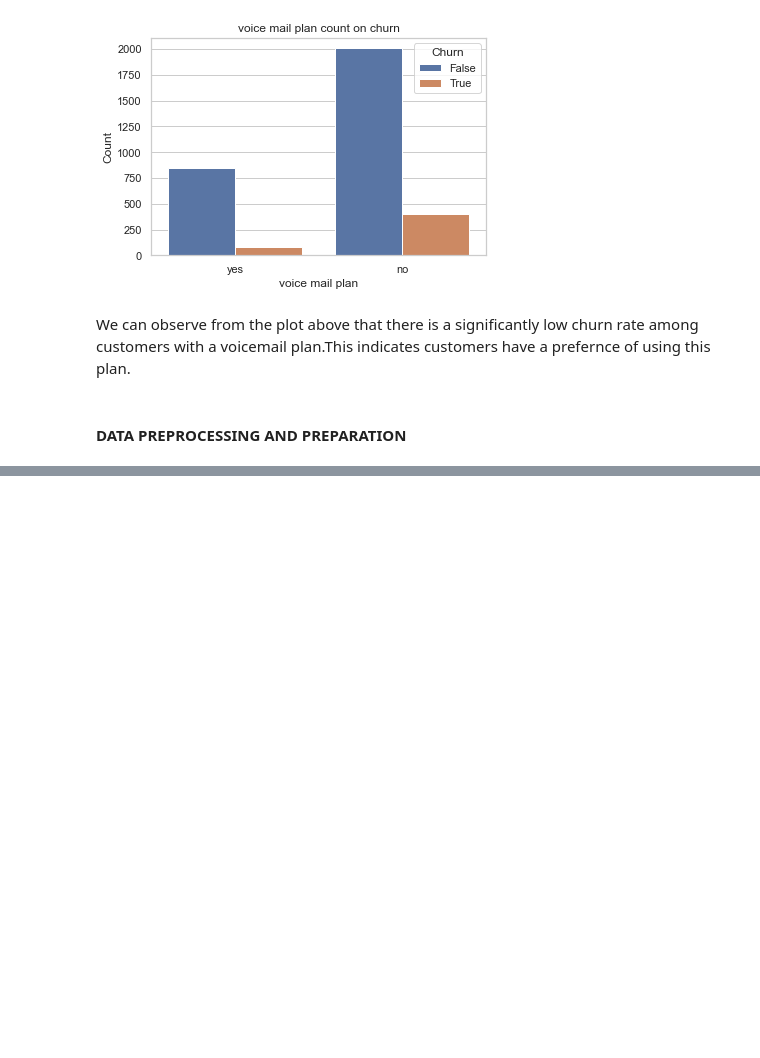
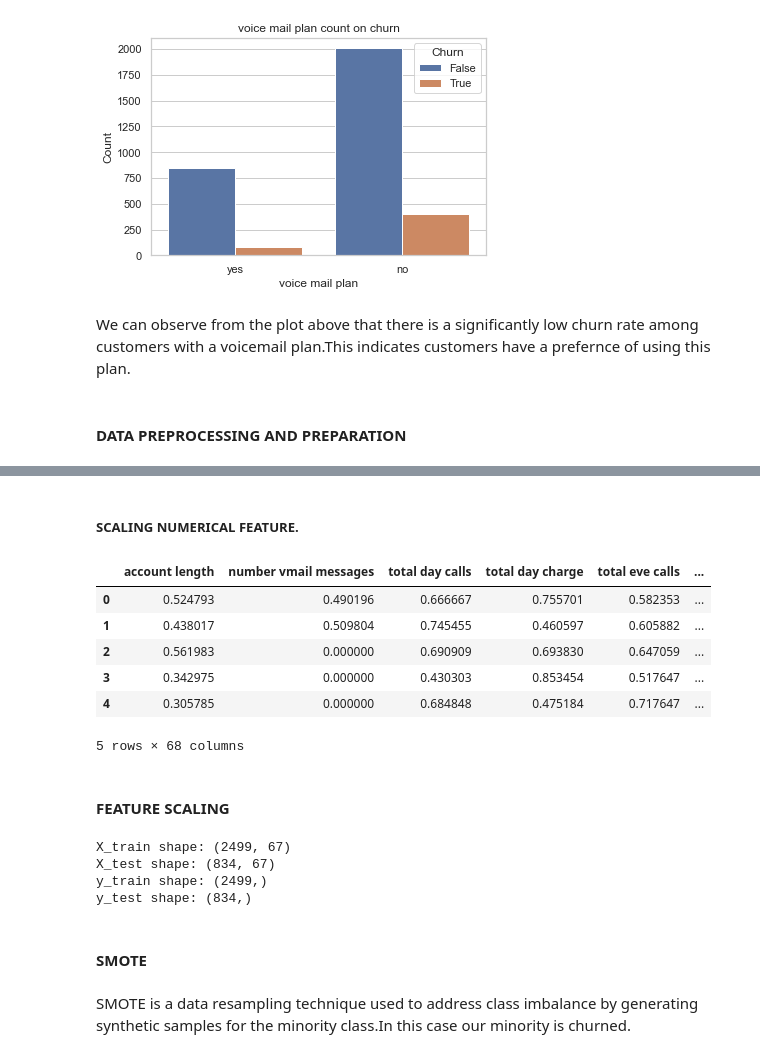
Before and after one commit to Saoke1219/syriatel_churn, a Jupyter notebook: Syriatel_churn_analysis.ipynb, the cells around one changed output, grey strips where cells are left out. Cells and saved outputs as stored; diff of their text form; code cells hidden in the pictures; blank space fills up the shorter version.

```diff
--- a/Syriatel_churn_analysis.ipynb
+++ b/Syriatel_churn_analysis.ipynb
@@ -435,0 +495,43 @@ We can observe from the plot above that there is a significantly low churn rate
+# %% [markdown]
+##### SCALING NUMERICAL FEATURE.
+# %%
+scaler = MinMaxScaler()
+
+def scaling(columns):
+    return scaler.fit_transform(new_df2[columns].values.reshape(-1,1))
+
+for i in new_df2.select_dtypes(include=[np.number]).columns:
+    new_df2[i] = scaling(i)
+new_df2.head()
+# %% [output]
+|  | account length | number vmail messages | total day calls | total day charge | total eve calls | ... |
+| 0 | 0.524793 | 0.490196 | 0.666667 | 0.755701 | 0.582353 | ... |
+| 1 | 0.438017 | 0.509804 | 0.745455 | 0.460597 | 0.605882 | ... |
+| 2 | 0.561983 | 0.000000 | 0.690909 | 0.693830 | 0.647059 | ... |
+| 3 | 0.342975 | 0.000000 | 0.430303 | 0.853454 | 0.517647 | ... |
+| 4 | 0.305785 | 0.000000 | 0.684848 | 0.475184 | 0.717647 | ... |
+5 rows × 68 columns
+# %% [markdown]
+#### FEATURE SCALING
+# %%
+# create the X and Y variables (predict and target values)
+y = new_df2['churn']
+
+X = new_df2.drop(['churn'], axis=1)
+
+#split data into train and test sets
+X_train, X_test, y_train, y_test = train_test_split(X, y, test_size=0.25, random_state=42)
+
+print("X_train shape:", X_train.shape)
+print("X_test shape:", X_test.shape)
+print("y_train shape:", y_train.shape)
+print("y_test shape:", y_test.shape)
+# %% [output]
+X_train shape: (2499, 67)
+X_test shape: (834, 67)
+y_train shape: (2499,)
+y_test shape: (834,)
+# %% [markdown]
+#### SMOTE
+# %% [markdown]
+SMOTE is a data resampling technique used to address class imbalance by generating synthetic samples for the minority class.In this case our minority is churned.
```
Also changed, not shown: parts of 16 cells of this notebook.
